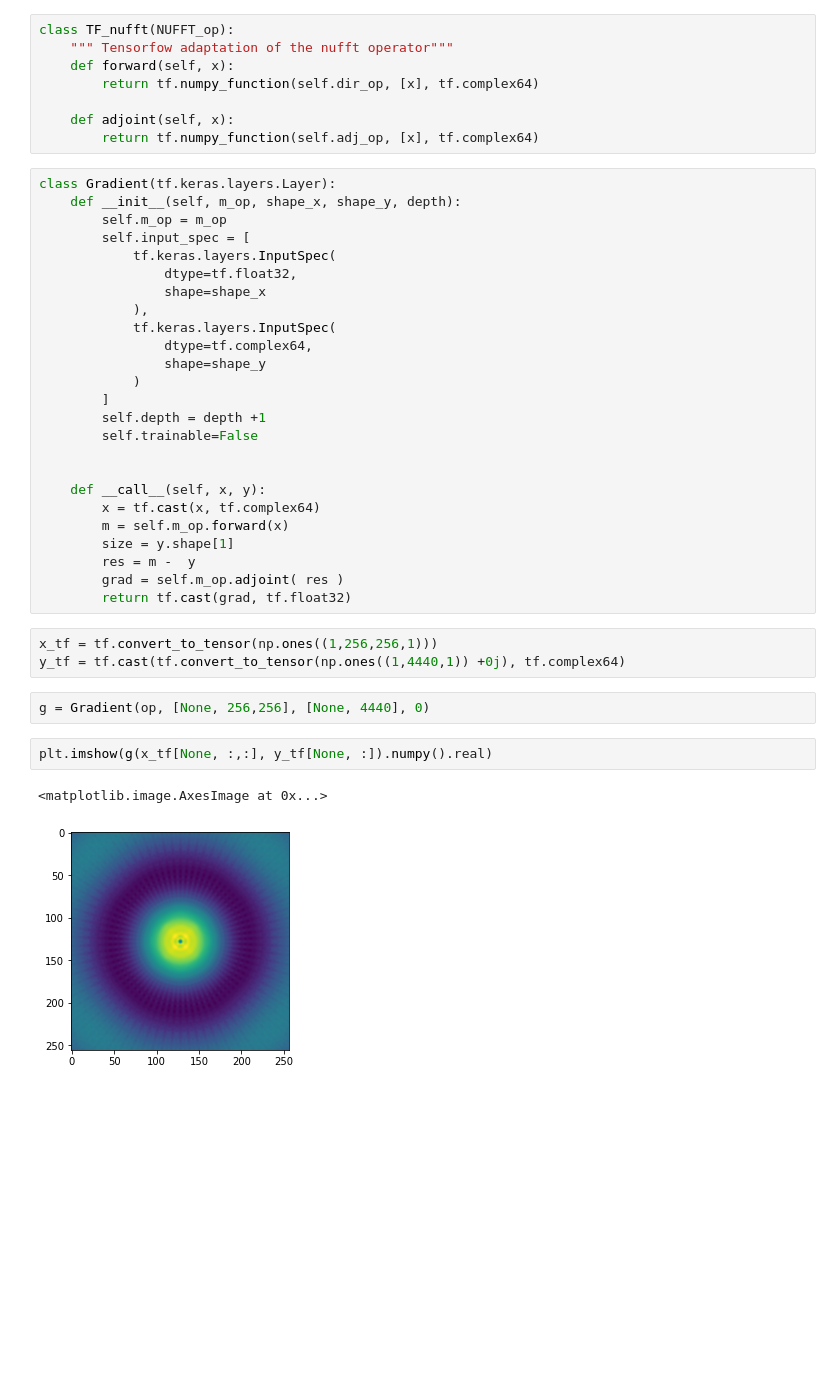
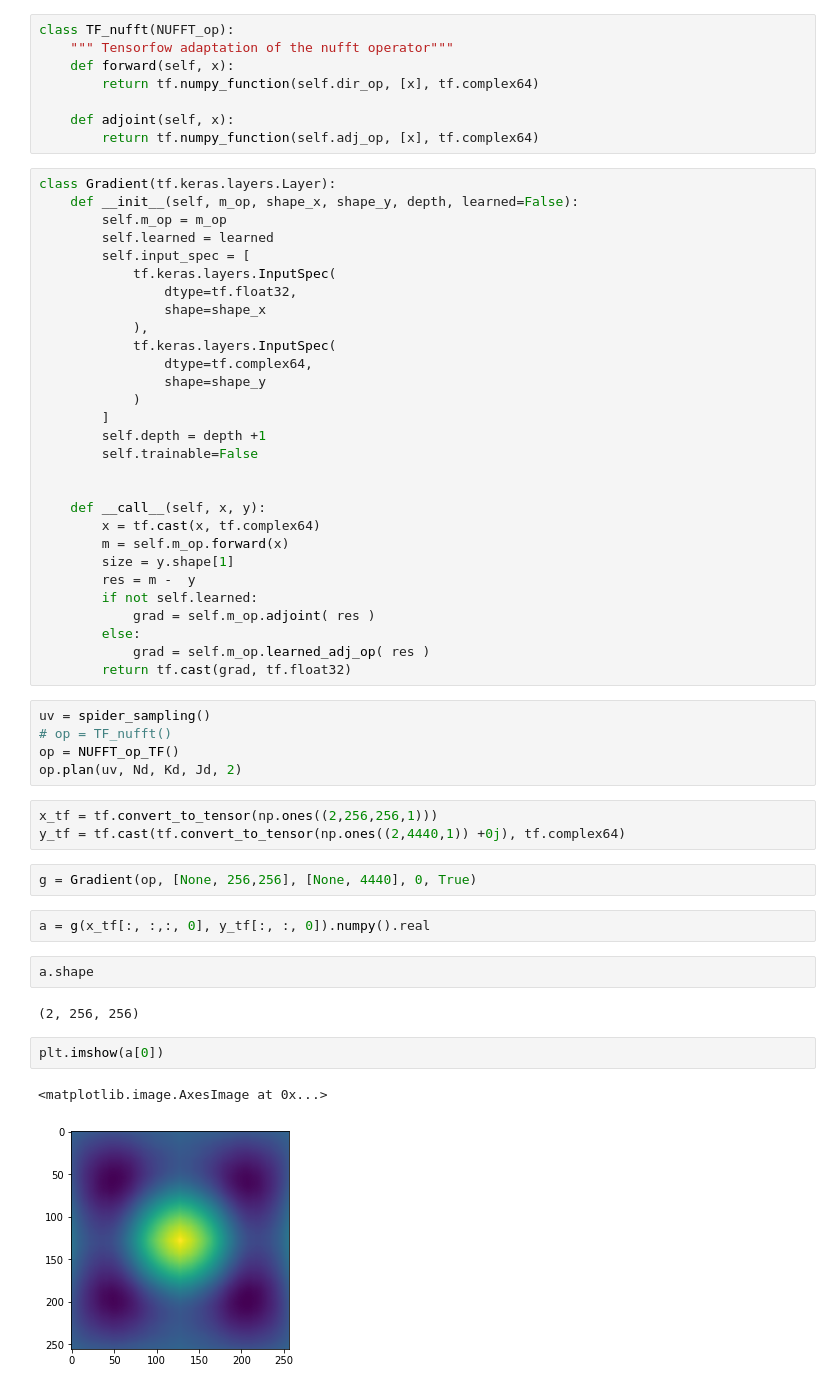
Before and after one commit to astro-informatics/LeIA, a Jupyter notebook: notebooks/gradient.ipynb, the cells around one changed output. Saved outputs shown, nothing was run; the diff lists cells and outputs as text; blank space fills up the shorter version.

```diff
--- a/notebooks/gradient.ipynb
+++ b/notebooks/gradient.ipynb
@@ -17,8 +25,9 @@ class TF_nufft(NUFFT_op):
         return tf.numpy_function(self.adj_op, [x], tf.complex64)
 # %%
 class Gradient(tf.keras.layers.Layer):
-    def __init__(self, m_op, shape_x, shape_y, depth):
+    def __init__(self, m_op, shape_x, shape_y, depth, learned=False):
         self.m_op = m_op
+        self.learned = learned
         self.input_spec = [
             tf.keras.layers.InputSpec(
                 dtype=tf.float32,
@@ -38,18 +47,32 @@ class Gradient(tf.keras.layers.Layer):
         m = self.m_op.forward(x)
         size = y.shape[1]
         res = m -  y
-        grad = self.m_op.adjoint( res )
+        if not self.learned:
+            grad = self.m_op.adjoint( res )
+        else:
+            grad = self.m_op.learned_adj_op( res )
         return tf.cast(grad, tf.float32)
+# %%
+uv = spider_sampling()
+# op = TF_nufft()
+op = NUFFT_op_TF()
+op.plan(uv, Nd, Kd, Jd, 2)
 # %%
-x_tf = tf.convert_to_tensor(np.ones((1,256,256,1)))
-y_tf = tf.cast(tf.convert_to_tensor(np.ones((1,4440,1)) +0j), tf.complex64)
+x_tf = tf.convert_to_tensor(np.ones((2,256,256,1)))
+y_tf = tf.cast(tf.convert_to_tensor(np.ones((2,4440,1)) +0j), tf.complex64)
 # %%
-g = Gradient(op, [None, 256,256], [None, 4440], 0)
+g = Gradient(op, [None, 256,256], [None, 4440], 0, True)
 # %%
-plt.imshow(g(x_tf[None, :,:], y_tf[None, :]).numpy().real)
+a = g(x_tf[:, :,:, 0], y_tf[:, :, 0]).numpy().real
-# %% [output]
-<matplotlib.image.AxesImage at 0x...>
-[figure, removed]
+# %%
+a.shape
+# %% [output]
+(2, 256, 256)
+# %%
+plt.imshow(a[0])
+# %% [output]
+<matplotlib.image.AxesImage at 0x...>
+[figure, added]
 # %%
 gradient_layers = []
 depth = 4
```
Also changed, not shown: parts of 20 cells of this notebook, 1 other file.
